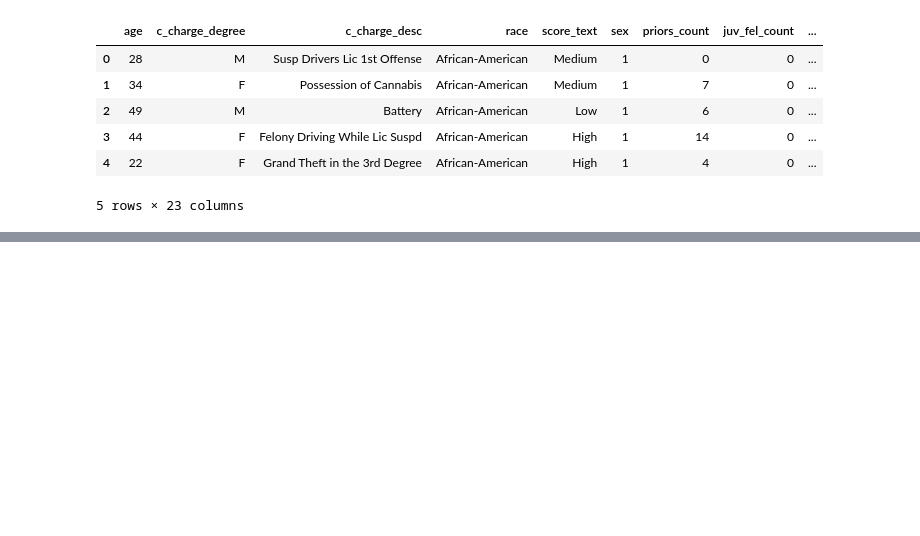
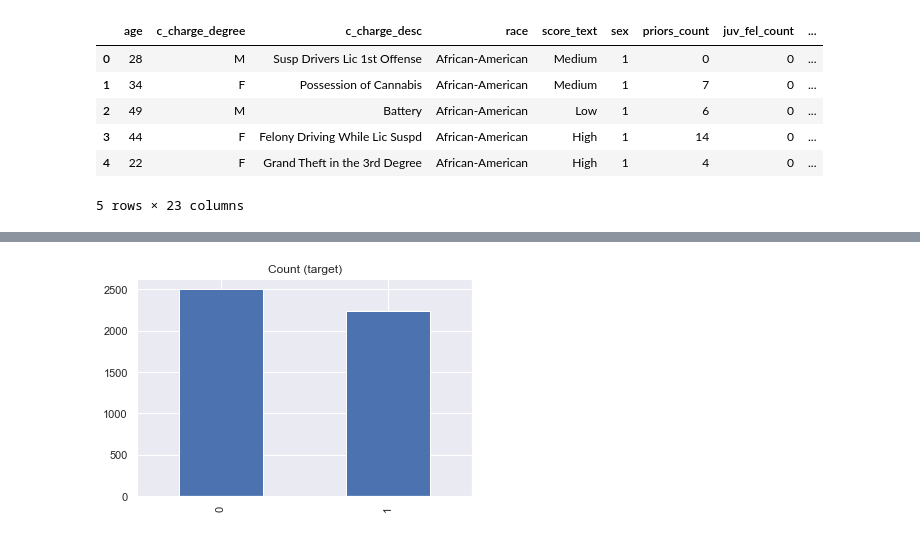
Before and after one commit to Wangsherpa/homeworks, a Jupyter notebook: Homework-3/Homework-3-student.ipynb, the cells around one changed output, grey strips where cells are left out. Saved outputs shown, nothing was run; the diff lists cells and outputs as text; code cells hidden in the pictures; blank space fills up the shorter version.

```diff
--- a/Homework-3/Homework-3-student.ipynb
+++ b/Homework-3/Homework-3-student.ipynb
@@ -868,0 +881,6 @@ new_df.head()
+# %%
+#Demonstrating class imbalance
+target_count = new_df['two_year_recid'].value_counts()
+target_count.plot(kind='bar', title='Count (target)');
+# %% [output]
+[figure, added]
```
Also changed, not shown: parts of 18 cells of this notebook.
